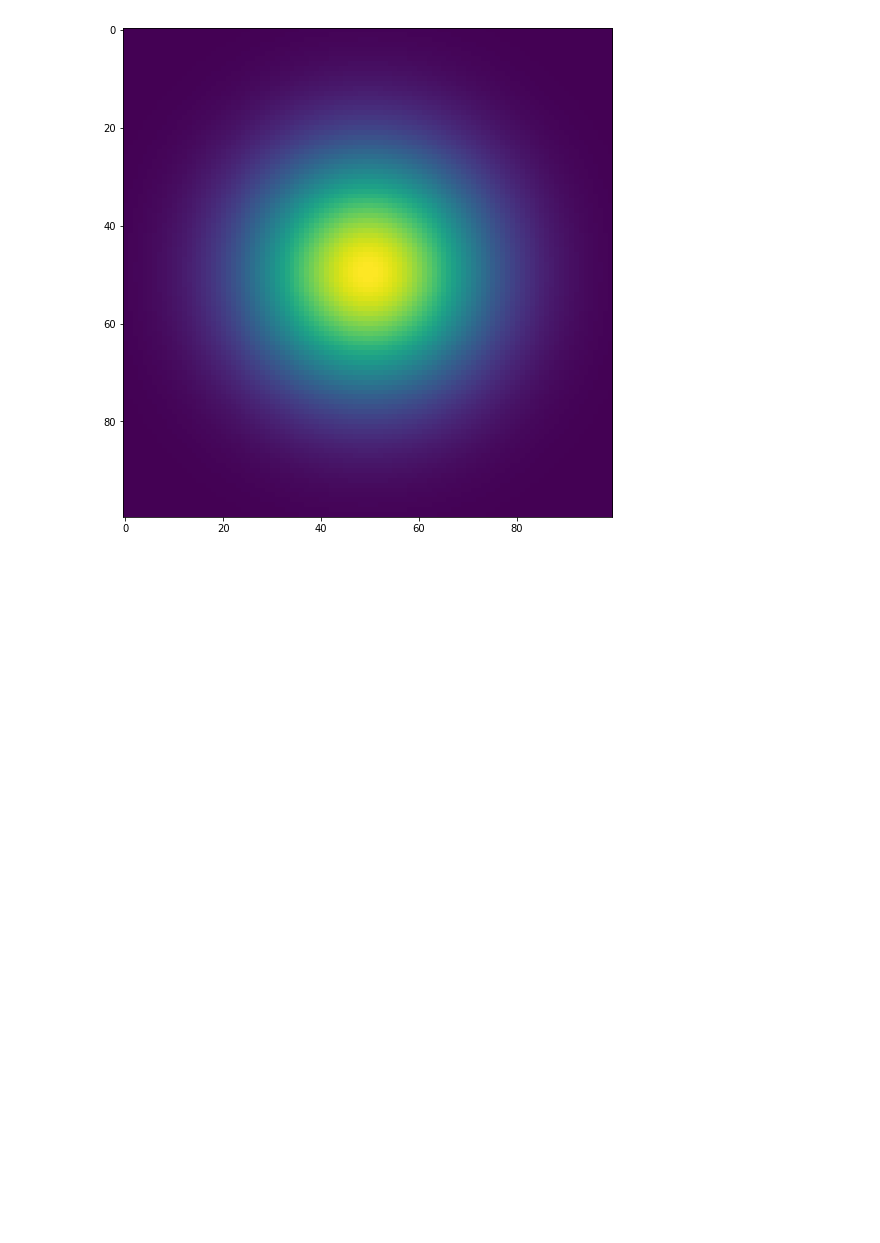
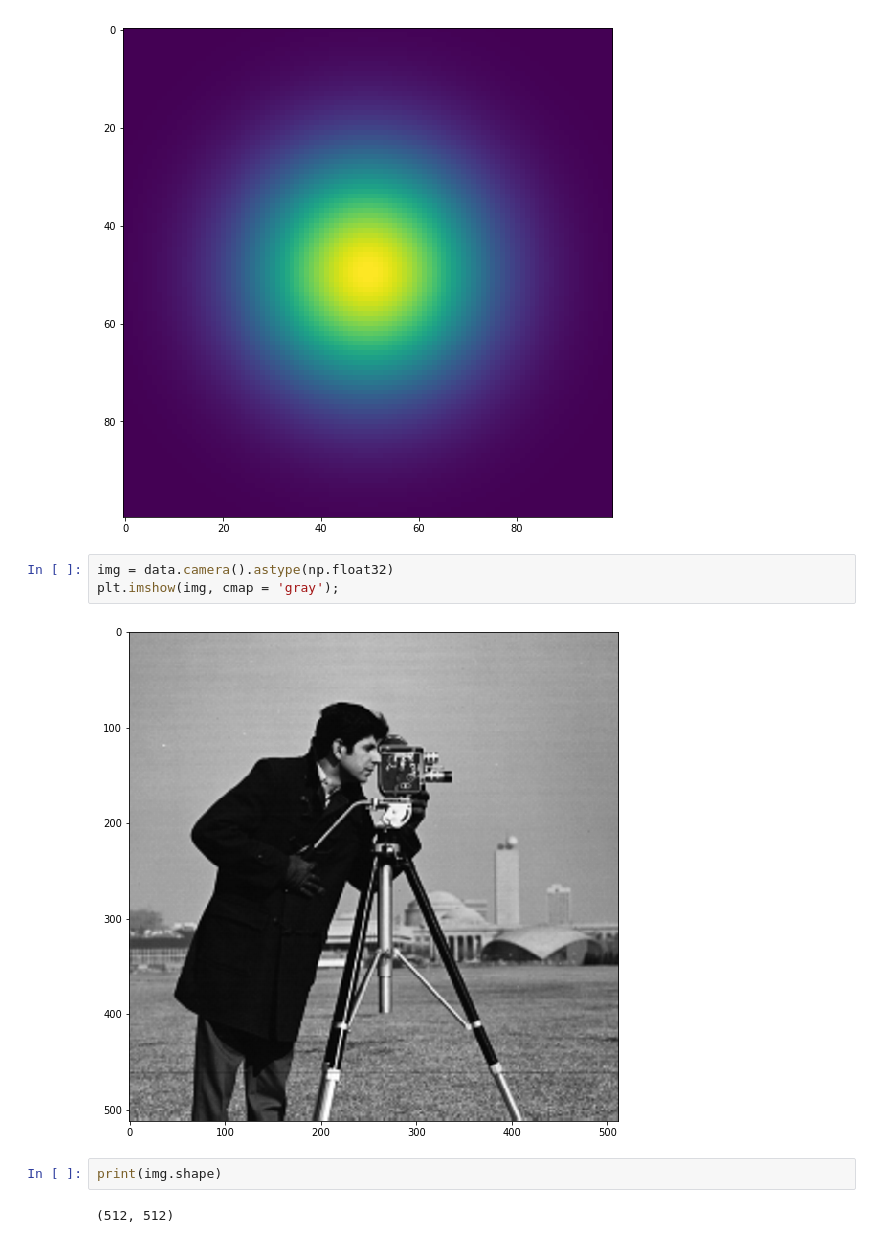
Before and after one commit to damiansp/neuralNet, a Jupyter notebook: kadenze/1_intro_to_tensorflow/intro_to_tensorflow.ipynb, the cells around one changed output. Saved outputs shown, nothing was run; the diff lists cells and outputs as text; blank space fills up the shorter version.

Commit message:
added convolution and implementation as a TF graph

```diff
--- a/kadenze/1_intro_to_tensorflow/intro_to_tensorflow.ipynb
+++ b/kadenze/1_intro_to_tensorflow/intro_to_tensorflow.ipynb
@@ -145,3 +146,12 @@ z2d = tf.matmul(tf.reshape(z, [kernsize, 1]), tf.reshape(z, [1, kernsize]))
 plt.imshow(z2d.eval());
 # %% [output]
 [figure]
+# %%
+img = data.camera().astype(np.float32)
+plt.imshow(img, cmap = 'gray');
+# %% [output]
+[figure, added]
+# %%
+print(img.shape)
+# %% [output]
+(512, 512)
```
Also changed, not shown: parts of 18 cells of this notebook.
